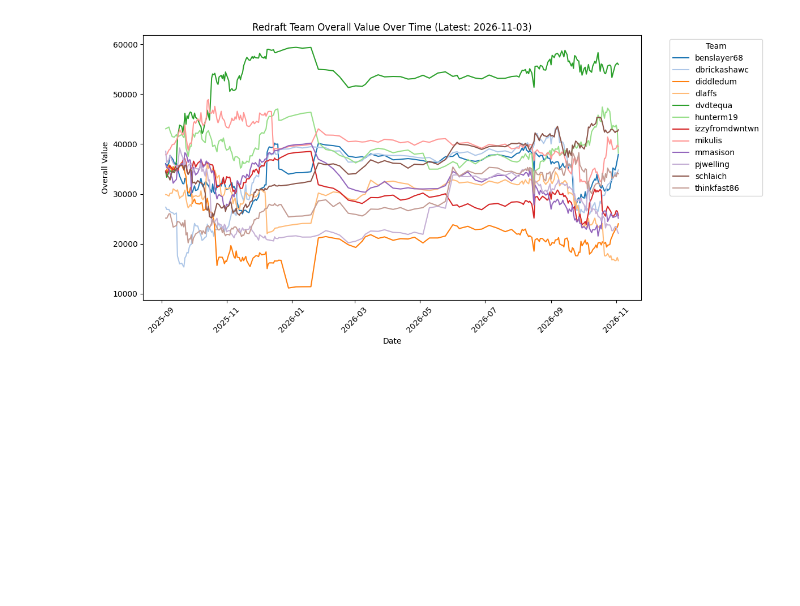
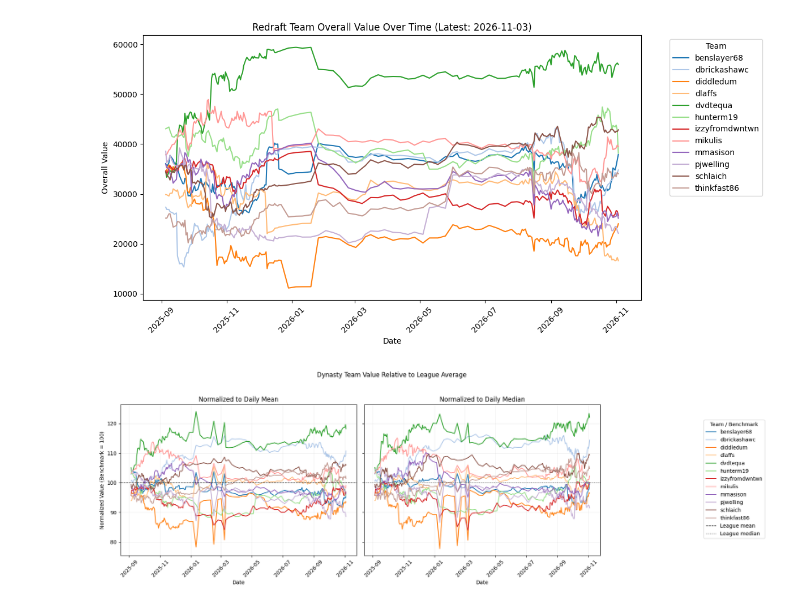
Before and after one commit to atran39/PauliesDynastyFF, a Jupyter notebook: data_visualization.ipynb, the cells around one changed output. Saved outputs shown, nothing was run; the diff lists cells and outputs as text; code cells hidden in the pictures; blank space fills up the shorter version.

Commit message:
Normalized rankings and other improvements

```diff
--- a/data_visualization.ipynb
+++ b/data_visualization.ipynb
@@ -115,3 +131,93 @@ plt.show()
 # %% [output]
 [figure]
 [figure]
+# %%
+# Compare mean- and median-normalized values using the latest complete snapshot each day.
+dynasty_value_cols = [
+    f"dynasty_team_{name}"
+    for name in all_team_names
+    if f"dynasty_team_{name}" in df_dynasty.columns
+ ]
+df_dynasty_daily = (
+    df_dynasty
+    .dropna(subset=dynasty_value_cols)
+    .sort_values("timestamp")
+    .assign(date=lambda data: data["timestamp"].dt.floor("D"))
+    .groupby("date", group_keys=False)
+    .tail(1)
+    .reset_index(drop=True)
+ )
+daily_team_values = df_dynasty_daily[dynasty_value_cols]
+league_mean_by_date = daily_team_values.mean(axis=1)
+league_median_by_date = daily_team_values.median(axis=1)
+df_dynasty_normalized = pd.DataFrame({"date": df_dynasty_daily["date"]})
+df_dynasty_median_normalized = pd.DataFrame({"date": df_dynasty_daily["date"]})
+
+for col in dynasty_value_cols:
+    team_name = col.removeprefix("dynasty_team_")
+    df_dynasty_normalized[team_name] = daily_team_values[col] / league_mean_by_date * 100
+    df_dynasty_median_normalized[team_name] = daily_team_values[col] / league_median_by_date * 100
+
+fig, axes = plt.subplots(1, 2, figsize=(16, 6), sharey=True)
+for name in all_team_names:
+    if name in df_dynasty_normalized.columns:
+        axes[0].plot(
+            df_dynasty_normalized["date"],
+            df_dynasty_normalized[name],
+            label=name,
+            color=color_map[name],
+        )
+        axes[1].plot(
+            df_dynasty_median_normalized["date"],
+            df_dynasty_median_normalized[name],
+            label=name,
+            color=color_map[name],
+        )
+axes[0].axhline(100, color="black", linestyle="--", linewidth=1, label="League mean")
+axes[1].axhline(100, color="black", linestyle=":", linewidth=1, label="League median")
+axes[0].set_title("Normalized to Daily Mean")
+axes[1].set_title("Normalized to Daily Median")
+for ax in axes:
+    ax.set_xlabel("Date")
+    ax.tick_params(axis="x", labelrotation=45)
+    ax.grid(alpha=0.2)
+axes[0].set_ylabel("Normalized Value (Benchmark = 100)")
+handles, labels = axes[0].get_legend_handles_labels()
+median_handles, median_labels = axes[1].get_legend_handles_labels()
+fig.legend(
+    handles + [median_handles[-1]],
+    labels + [median_labels[-1]],
+    title="Team / Benchmark",
+    bbox_to_anchor=(1.02, 0.5),
+    loc="center left",
+ )
+fig.suptitle("Dynasty Team Value Relative to League Average")
+fig.tight_layout(rect=(0, 0, 0.86, 0.95))
+plt.show()
+
+# Rebase each team's mean-normalized value so its first date equals 100.
+df_dynasty_relative_index = df_dynasty_normalized.copy()
+normalized_team_names = [name for name in all_team_names if name in df_dynasty_normalized.columns]
+for name in normalized_team_names:
+    first_relative_value = df_dynasty_normalized[name].iloc[0]
+    df_dynasty_relative_index[name] = df_dynasty_normalized[name] / first_relative_value * 100
+
+fig, ax = plt.subplots(figsize=(12, 6))
+for name in normalized_team_names:
+    ax.plot(
+        df_dynasty_relative_index["date"],
+        df_dynasty_relative_index[name],
+        label=name,
+        color=color_map[name],
+    )
+ax.axhline(100, color="black", linestyle="--", linewidth=1, label="Starting level")
+ax.set_title("Change in Team Value Relative to League Average (Start = 100)")
+ax.set_xlabel("Date")
+ax.set_ylabel("Relative Value Index")
+ax.tick_params(axis="x", labelrotation=45)
+ax.legend(title="Team / Baseline", bbox_to_anchor=(1.05, 1), loc="upper left")
+ax.grid(alpha=0.2)
+fig.tight_layout()
+plt.show()
+# %% [output]
+[figure, added]
```
Also changed, not shown: parts of 4 cells of this notebook.
